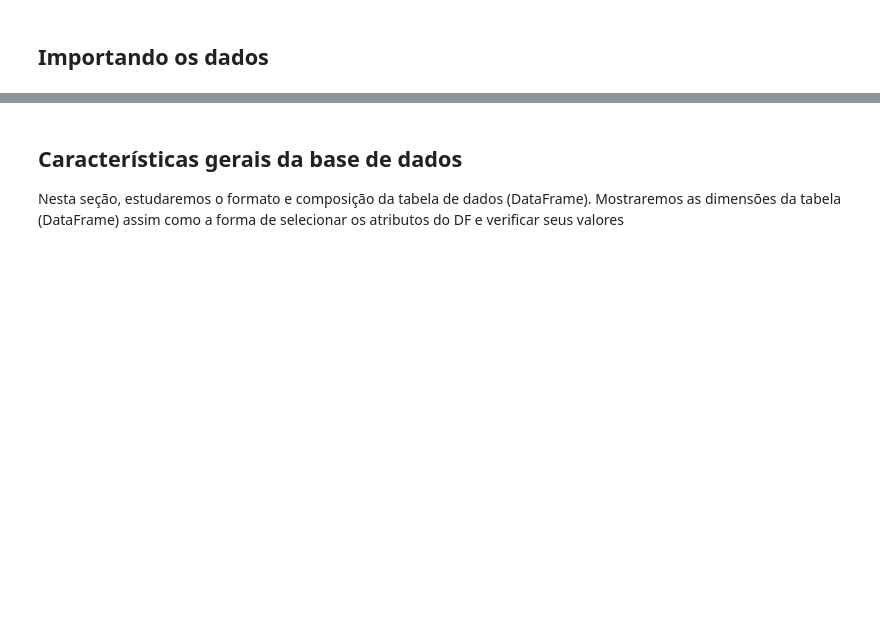
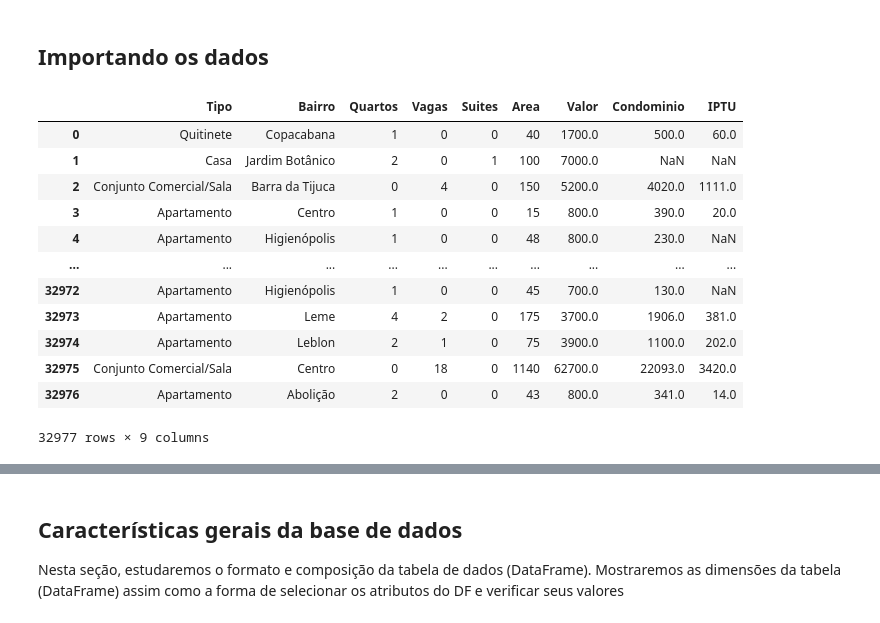
Before and after one commit to biancacordebello/AnaliseExploratoriaDados, a Jupyter notebook: Aula09-AED_e_PP_apartamentos_RJ.ipynb, the cells around one changed output, grey strips where cells are left out. Drawn from its saved outputs; the diff is of its cells as text; code cells hidden in the pictures; blank space fills up the shorter version.

```diff
--- a/Aula09-AED_e_PP_apartamentos_RJ.ipynb
+++ b/Aula09-AED_e_PP_apartamentos_RJ.ipynb
@@ -10,8 +10,22 @@ Lembre-se que os arquivos enviados e gerados pelo Colab são apagados quando a s
 # %%
 import pandas as pd
 # %%
-arq = '/content/aluguel.csv'
+arq = 'aluguel.csv'
 dados = pd.read_csv(arq, sep=';')
 dados
+# %% [output]
+|  | Tipo | Bairro | Quartos | Vagas | Suites | Area | Valor | Condominio | IPTU |
+| 0 | Quitinete | Copacabana | 1 | 0 | 0 | 40 | 1700.0 | 500.0 | 60.0 |
+| 1 | Casa | Jardim Botânico | 2 | 0 | 1 | 100 | 7000.0 | NaN | NaN |
+| 2 | Conjunto Comercial/Sala | Barra da Tijuca | 0 | 4 | 0 | 150 | 5200.0 | 4020.0 | 1111.0 |
+| 3 | Apartamento | Centro | 1 | 0 | 0 | 15 | 800.0 | 390.0 | 20.0 |
+| 4 | Apartamento | Higienópolis | 1 | 0 | 0 | 48 | 800.0 | 230.0 | NaN |
+| ... | ... | ... | ... | ... | ... | ... | ... | ... | ... |
+| 32972 | Apartamento | Higienópolis | 1 | 0 | 0 | 45 | 700.0 | 130.0 | NaN |
+| 32973 | Apartamento | Leme | 4 | 2 | 0 | 175 | 3700.0 | 1906.0 | 381.0 |
+| 32974 | Apartamento | Leblon | 2 | 1 | 0 | 75 | 3900.0 | 1100.0 | 202.0 |
+| 32975 | Conjunto Comercial/Sala | Centro | 0 | 18 | 0 | 1140 | 62700.0 | 22093.0 | 3420.0 |
+| 32976 | Apartamento | Abolição | 2 | 0 | 0 | 43 | 800.0 | 341.0 | 14.0 |
+32977 rows × 9 columns
 # %%
 dados.head(10)
```
Also changed, not shown: parts of 52 cells of this notebook, 1 other file.
